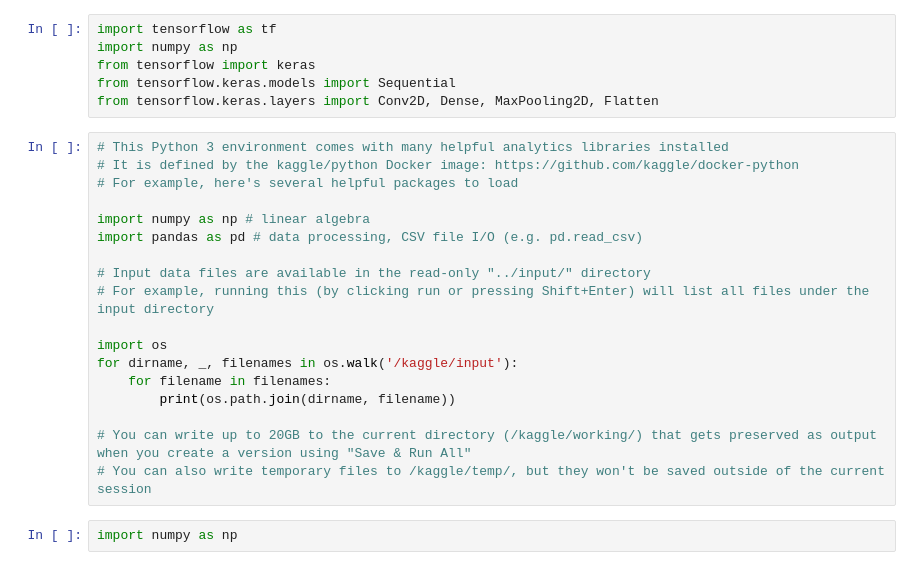
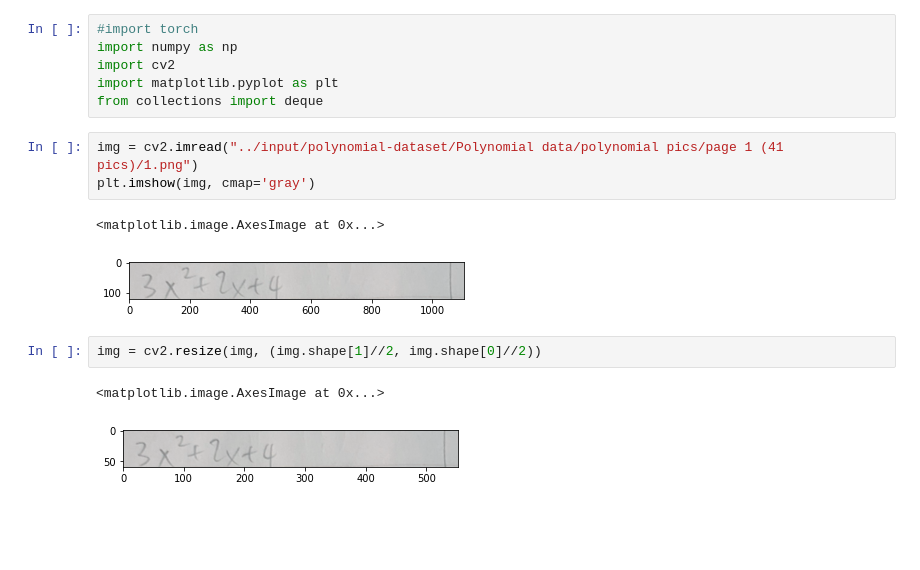
Before and after one commit to scrge-ai/polyonmialModel, a Jupyter notebook: visual-model.ipynb, the cells around one changed output. Saved outputs shown, nothing was run; the diff lists cells and outputs as text; blank space fills up the shorter version.

```diff
--- a/visual-model.ipynb
+++ b/visual-model.ipynb
@@ -1,26 +1,17 @@
-# %%
-import tensorflow as tf
-import numpy as np
-from tensorflow import keras
-from tensorflow.keras.models import Sequential
-from tensorflow.keras.layers import Conv2D, Dense, MaxPooling2D, Flatten
-# %%
-# This Python 3 environment comes with many helpful analytics libraries installed
-# It is defined by the kaggle/python Docker image: https://github.com/kaggle/docker-python
-# For example, here's several helpful packages to load
-
-import numpy as np # linear algebra
-import pandas as pd # data processing, CSV file I/O (e.g. pd.read_csv)
-
-# Input data files are available in the read-only "../input/" directory
-# For example, running this (by clicking run or pressing Shift+Enter) will list all files under the input directory
-
-import os
-for dirname, _, filenames in os.walk('/kaggle/input'):
-    for filename in filenames:
-        print(os.path.join(dirname, filename))
-
-# You can write up to 20GB to the current directory (/kaggle/working/) that gets preserved as output when you create a version using "Save & Run All"
-# You can also write temporary files to /kaggle/temp/, but they won't be saved outside of the current session
-# %%
-import numpy as np
+# %%
+#import torch
+import numpy as np
+import cv2
+import matplotlib.pyplot as plt
+from collections import deque
+# %%
+img = cv2.imread("../input/polynomial-dataset/Polynomial data/polynomial pics/page 1 (41 pics)/1.png")
+plt.imshow(img, cmap='gray')
+# %% [output]
+<matplotlib.image.AxesImage at 0x...>
+[figure, added]
+# %%
+img = cv2.resize(img, (img.shape[1]//2, img.shape[0]//2))
+# %% [output]
+<matplotlib.image.AxesImage at 0x...>
+[figure, added]
```
Also changed, not shown: parts of 3 cells of this notebook.
